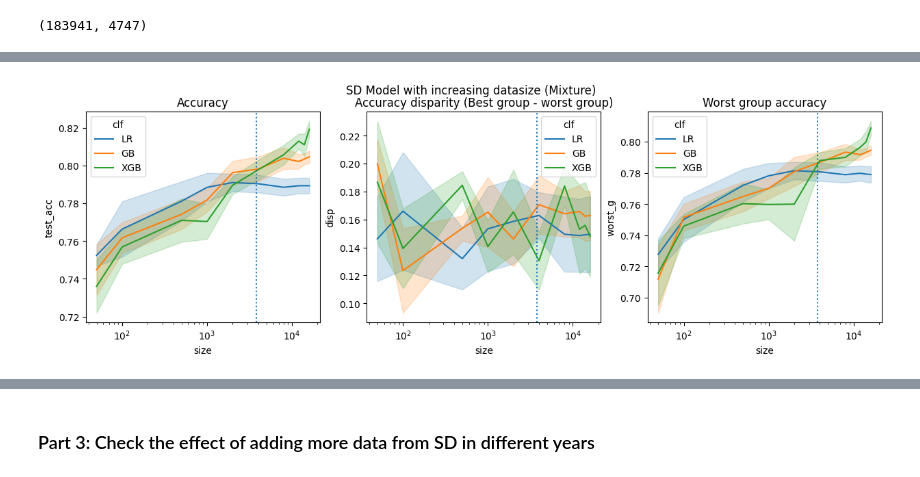
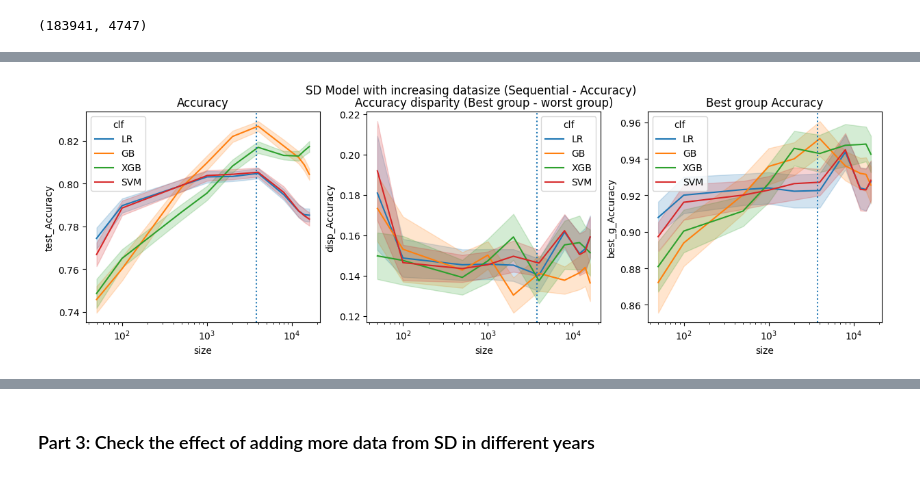
Before and after one commit to the-chen-lab/data-addition-dilemma, a Jupyter notebook: notebooks/folktables-income-sandbox.ipynb, the cells around one changed output, grey strips where cells are left out. Saved outputs shown, nothing was run; the diff lists cells and outputs as text; code cells hidden in the pictures.

```diff
--- a/notebooks/folktables-income-sandbox.ipynb
+++ b/notebooks/folktables-income-sandbox.ipynb
@@ -287,11 +354,14 @@ for clf in clf_dict.keys():
 # %%
 results_df = pd.DataFrame(results)
-fig, axes = plt.subplots(1, 3, figsize=(15, 4))
-sns.lineplot(data=results_df, x='size', y='test_acc', hue='clf', ax=axes[0])
-axes[0].set_title("Accuracy")
-sns.lineplot(data=results_df, x='size', y='disp', hue='clf', ax=axes[1])
-axes[1].set_title("Accuracy disparity (Best group - worst group)")
-sns.lineplot(data=results_df, x='size', y='worst_g', hue='clf', ax=axes[2])
-axes[2].set_title("Worst group accuracy")
-plt.suptitle(f"{state} Model with increasing datasize")
+for metric in ["Accuracy", "AUC"]:
+    fig, axes = plt.subplots(1, 3, figsize=(15, 4))
+    sns.lineplot(data=results_df, x="size", y=f"test_{metric}", hue="clf", ax=axes[0])
+    axes[0].set_title("Accuracy")
+    sns.lineplot(data=results_df, x="size", y=f"disp_{metric}", hue="clf", ax=axes[1])
+    axes[1].set_title(f"{metric} disparity (Best group - worst group)")
+    sns.lineplot(
+        data=results_df, x="size", y=f"worst_g_{metric}", hue="clf", ax=axes[2]
+    )
+    axes[2].set_title(f"Worst group {metric}")
+    plt.suptitle(f"{state} Model with increasing datasize ({metric})")
 # %% [output]
@@ -362,28 +439,50 @@ for run in range(5):
             )
 # %%
 results_df = pd.DataFrame(results)
-fig, axes = plt.subplots(1, 3, figsize=(15, 4))
-sns.lineplot(
-    data=results_df, x="size", y="test_acc", hue="clf", errorbar="se", ax=axes[0]
-)
-axes[0].axvline(x=len(X_train), linestyle=":")
-axes[0].set_xscale("log")
-axes[0].set_title("Accuracy")
 
-sns.lineplot(data=results_df, x="size", y="disp", hue="clf", errorbar="se", ax=axes[1])
-axes[1].set_title("Accuracy disparity (Best group - worst group)")
-axes[1].axvline(x=len(X_train), linestyle=":")
-axes[1].set_xscale("log")
 
-sns.lineplot(
-    data=results_df, x="size", y="worst_g", hue="clf", errorbar="se", ax=axes[2]
-)
-axes[2].set_title("Worst group accuracy")
-axes[2].axvline(x=len(X_train), linestyle=":")
-axes[2].set_xscale("log")
-if mixture:
-    plt.suptitle(f"{state} Model with increasing datasize (Mixture)")
-else:
-    plt.suptitle(f"{state} Model with increasing datasize (Sequential)")
+for metric in ["Accuracy", "AUC"]:
+    fig, axes = plt.subplots(1, 3, figsize=(15, 4))
+    sns.lineplot(
+        data=results_df,
+        x="size",
+        y=f"test_{metric}",
+        hue="clf",
+        errorbar="se",
+        ax=axes[0],
+    )
+    axes[0].axvline(x=len(X_train), linestyle=":")
+    axes[0].set_xscale("log")
+    axes[0].set_title(f"{metric}")
+
+    sns.lineplot(
+        data=results_df,
+        x="size",
+        y=f"disp_{metric}",
+        hue="clf",
+        errorbar="se",
+        ax=axes[1],
+    )
+    axes[1].set_title(f"{metric} disparity (Best group - worst group)")
+    axes[1].axvline(x=len(X_train), linestyle=":")
+    axes[1].set_xscale("log")
+
+    sns.lineplot(
+        data=results_df,
+        x="size",
+        y=f"best_g_{metric}",
+        hue="clf",
+        errorbar="se",
+        ax=axes[2],
+    )
+    axes[2].set_title(f"Best group {metric}")
+    axes[2].axvline(x=len(X_train), linestyle=":")
+    axes[2].set_xscale("log")
+    if mixture:
+        plt.suptitle(f"{state} Model with increasing datasize (Mixture - {metric}) ")
+        results_df.to_csv(f"../results/{state}_mixture.csv")
+    else:
+        plt.suptitle(f"{state} Model with increasing datasize (Sequential - {metric})")
+        results_df.to_csv(f"../results/{state}_sequential.csv")
 # %% [output]
-[figure, old version]
+[figure, new version]
```
Also changed, not shown: parts of 18 cells of this notebook, 1 other file.
